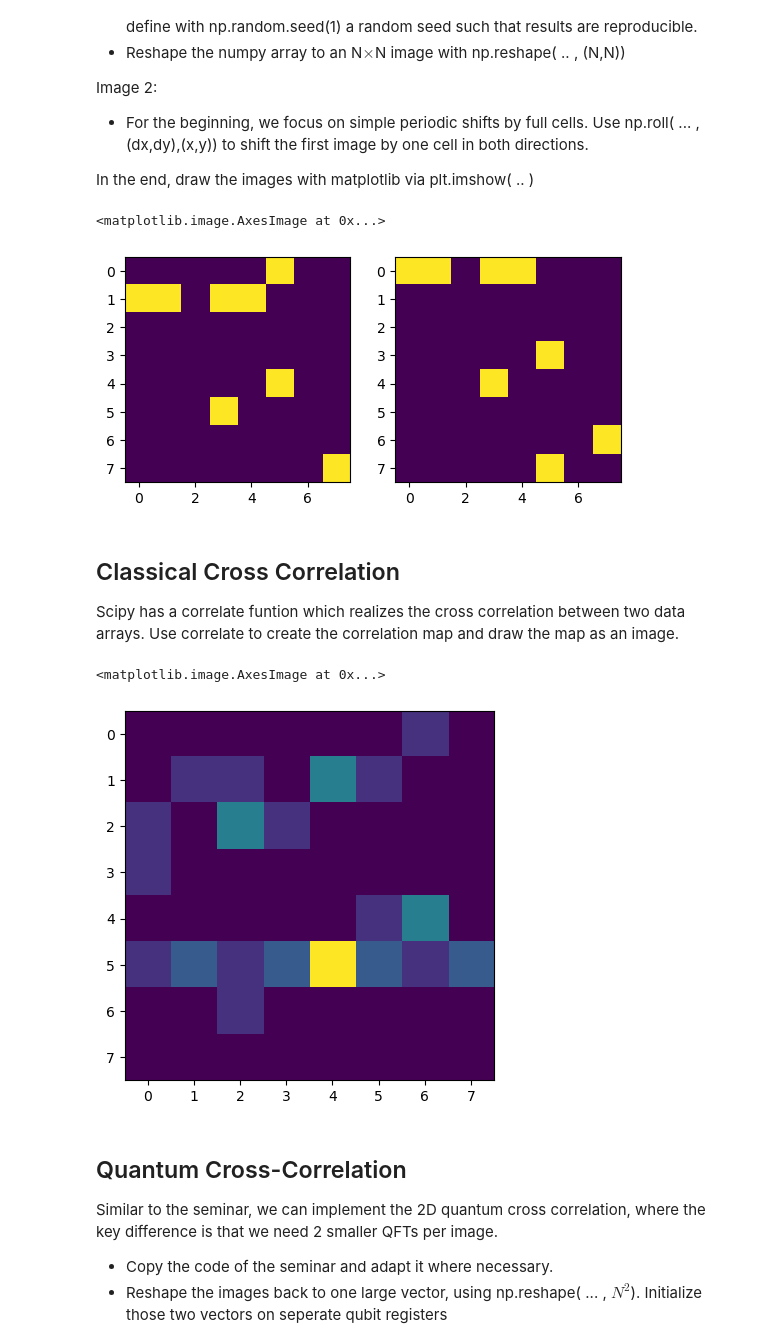
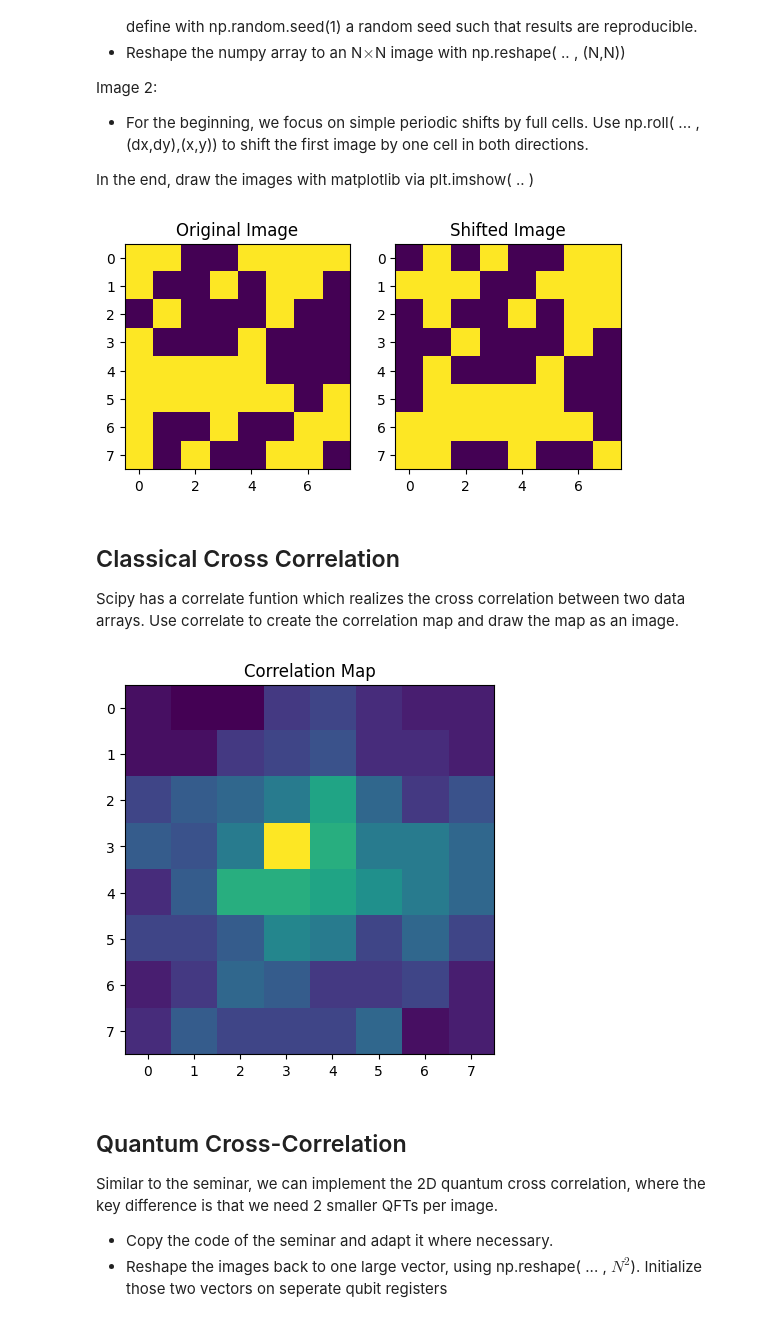
Before and after one commit to ZelikK/QuPIV, a Jupyter notebook: QuCorr_Programming_Project_Fill.ipynb, the cells around one changed output. Drawn from its saved outputs; the diff is of its cells as text; code cells hidden in the pictures.

```diff
--- a/QuCorr_Programming_Project_Fill.ipynb
+++ b/QuCorr_Programming_Project_Fill.ipynb
@@ -27,31 +45,43 @@ In the end, draw the images with matplotlib via plt.imshow( .. )
 # %%
 import numpy as np
 import matplotlib.pyplot as plt
 
 n=3
 N=2**n
-A = np.zeros(N**2)
+
+
 
 # fill from here
+np.random.seed(1)
+A = np.random.choice([0, 1], size=N**2)
+
+image1 = np.reshape(A, (N, N))
+image2 = np.roll(image1, shift=(1, 1), axis=(0, 1))#Generation of an array of numbers from the range
 
 # fill appropriately
+
 plt.subplot(121)
-plt.imshow(#... )
+plt.imshow(image1, cmap='viridis', interpolation='nearest' )
+plt.title("Original Image")
 plt.subplot(122)
-plt.imshow(#... )
+plt.imshow(image2, cmap='viridis', interpolation='nearest' )
+plt.title("Shifted Image")
+plt.show()
 # %% [output]
-<matplotlib.image.AxesImage at 0x...>
-[figure, old version]
+[figure, new version]
 # %% [markdown]
 ## Classical Cross Correlation
 
 Scipy has a correlate funtion which realizes the cross correlation between two data arrays. Use correlate to create the correlation map and draw the map as an image.
 # %%
 from scipy.signal import correlate
-plt.imshow(correlate(#  .., .., mode='same'))
+from scipy.signal import correlate2d
+
+plt.imshow(correlate(image1, image2, mode='same'))
+plt.title("Correlation Map")
+plt.show()
 # %% [output]
-<matplotlib.image.AxesImage at 0x...>
-[figure, old version]
+[figure, new version]
 # %% [markdown]
 ## Quantum Cross-Correlation
 
```
Also changed, not shown: parts of 13 cells of this notebook.
